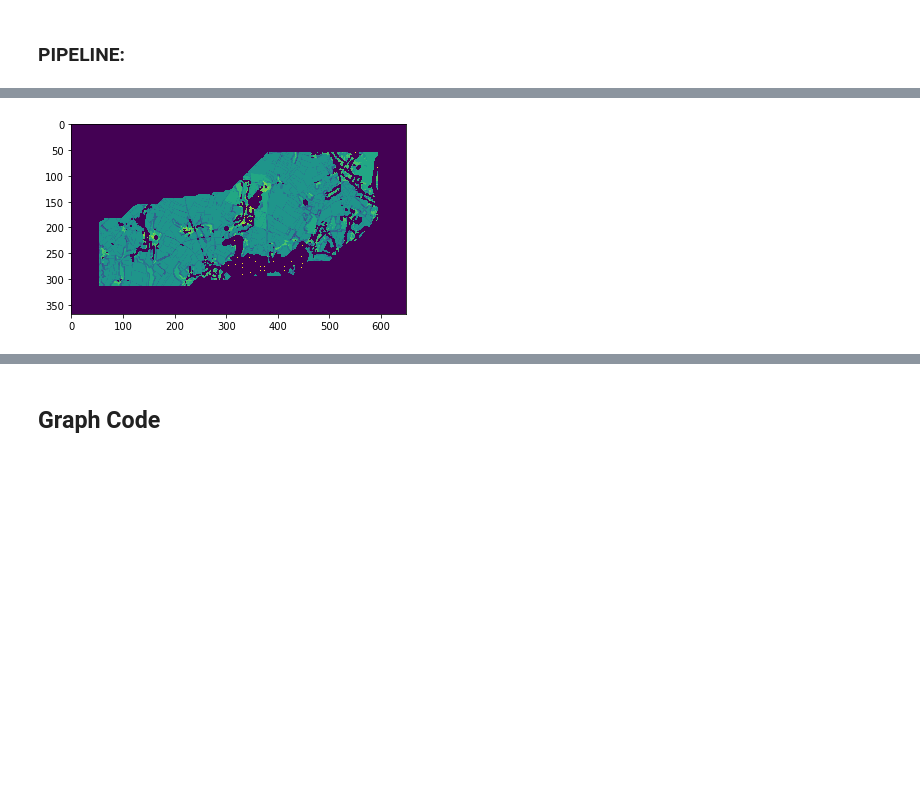
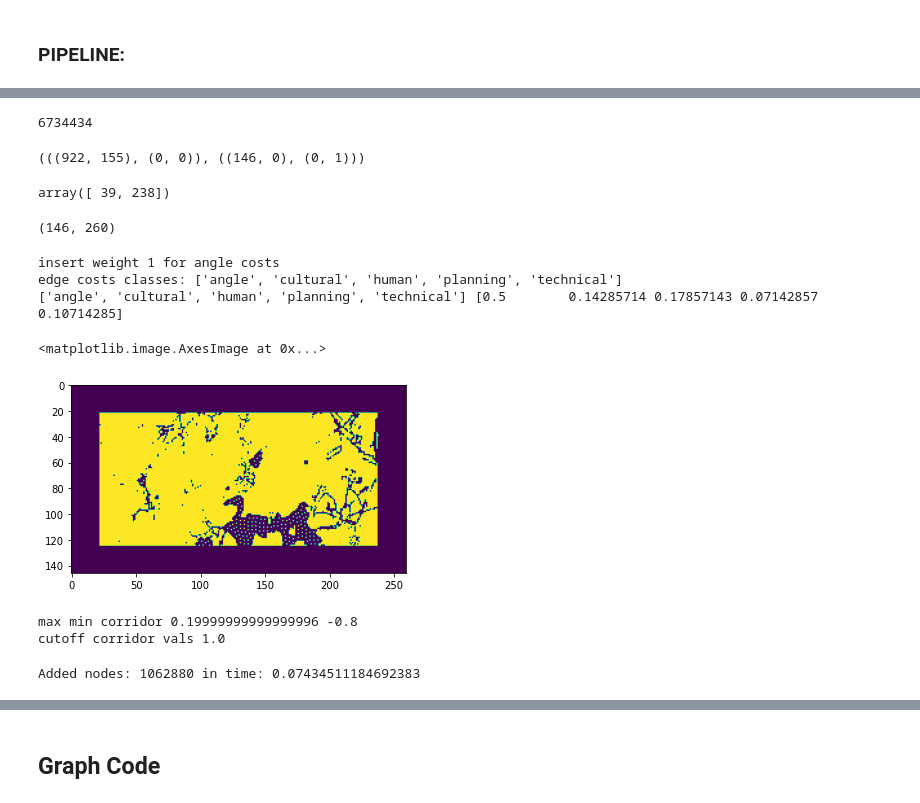
Before and after one commit to NinaWie/PowerPlanner, a Jupyter notebook: notebooks/scale_pipeline.ipynb, the cells around one changed output, grey strips where cells are left out. Drawn from its saved outputs; the diff is of its cells as text; code cells hidden in the pictures; blank space fills up the shorter version.

Commit message:
line graph pipeline, major refactor

```diff
--- a/notebooks/scale_pipeline.ipynb
+++ b/notebooks/scale_pipeline.ipynb
@@ -15,7 +16,7 @@ from skimage import data, util, filters, color
 # %% [markdown]
 ## Load data and baseline:
 # %%
-instance_path = "/Users/ninawiedemann/Downloads/tifs_new/data_dump_2.dat"
+instance_path = "/Users/ninawiedemann/Downloads/tifs_new/data_dump_5.dat"
 with open(instance_path, "rb") as infile:
     data = pickle.load(infile)
 (instance, instance_corr, start_inds, dest_inds) = data.data
@@ -26,6 +28,14 @@ PYLON_DIST_MIN = 7.5
 PYLON_DIST_MAX = 12.5
 vec = [-69, 216]
 MAX_ANGLE = 0.5 * np.pi
+# %%
+# FOR DATA DUMP 5
+LAYER_CLASSES = ['cultural', 'human', 'planning', 'technical']
+CLASS_WEIGHT = [0.28571429, 0.35714286, 0.14285714, 0.21428571]
+PYLON_DIST_MIN = 3
+PYLON_DIST_MAX = 5
+vec = [-69, 216]
+MAX_ANGLE = 0.5 * np.pi
 # %%
 with open("../outputs/path_19301_infos.json", "r") as infile:
     infos = json.load(infile)
@@ -243,8 +233,51 @@ graph.update_cost_rest((dist_surface>15).astype(int))
+# %%
+len(list(graph.graph.edges()))
+# %% [output]
+6734434
+# %%
+def edge_tuple_2_pos_tuples(n1, n2, graph):
+    (x,y) = (n1//graph.n_neighbors, n1 % graph.n_neighbors)
+    tup1 = ((x // graph.y_len, x % graph.y_len), (y // graph.y_len, y % graph.y_len))
+    (x,y) = (n2//graph.n_neighbors, n2 % graph.n_neighbors)
+    tup2 = ((x // graph.y_len, x % graph.y_len), (y // graph.y_len, y % graph.y_len))
+    return tup1, tup2
+edge_tuple_2_pos_tuples(6716500,1062881, graph)
+# graph.angle_tuples[0]
+# %% [output]
+(((922, 155), (0, 0)), ((146, 0), (0, 1)))
+# %%
+dest_inds
+# %% [output]
+array([ 39, 238])
+# %%
+graph.x_len, graph.y_len
+# %% [output]
+(146, 260)
+# %%
+### Initialize graph
+graph = LineGraph(
+        instance, instance_corr, graphtool=1, verbose=1
+    )
+graph.set_edge_costs(LAYER_CLASSES, CLASS_WEIGHT)
+graph.set_shift(PYLON_DIST_MIN, PYLON_DIST_MAX, vec, MAX_ANGLE)
+# %% [output]
+insert weight 1 for angle costs
+edge costs classes: ['angle', 'cultural', 'human', 'planning', 'technical']
+['angle', 'cultural', 'human', 'planning', 'technical'] [0.5        0.14285714 0.17857143 0.07142857 0.10714285]
 # %%
-plt.imshow(graph.cost_rest[2])
-plt.show()
+plt.imshow(graph.corridor)
 # %% [output]
+<matplotlib.image.AxesImage at 0x...>
-[figure, old version]
+[figure, new version]
+# %%
+graph.set_cost_rest(0.8, instance_corr, start_inds, dest_inds)
+# %% [output]
+max min corridor 0.19999999999999996 -0.8
+cutoff corridor vals 1.0
+# %%
+graph.add_nodes()
+# %% [output]
+Added nodes: 1062880 in time: 0.07434511184692383
 # %%
 graph.add_edges()
 # %% [output]
```
Also changed, not shown: parts of 44 cells of this notebook, 13 other files.
